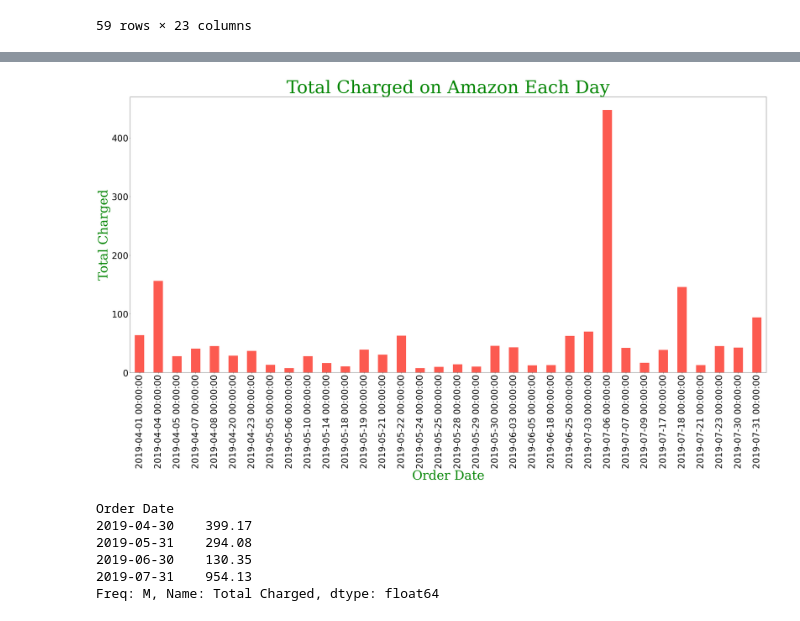
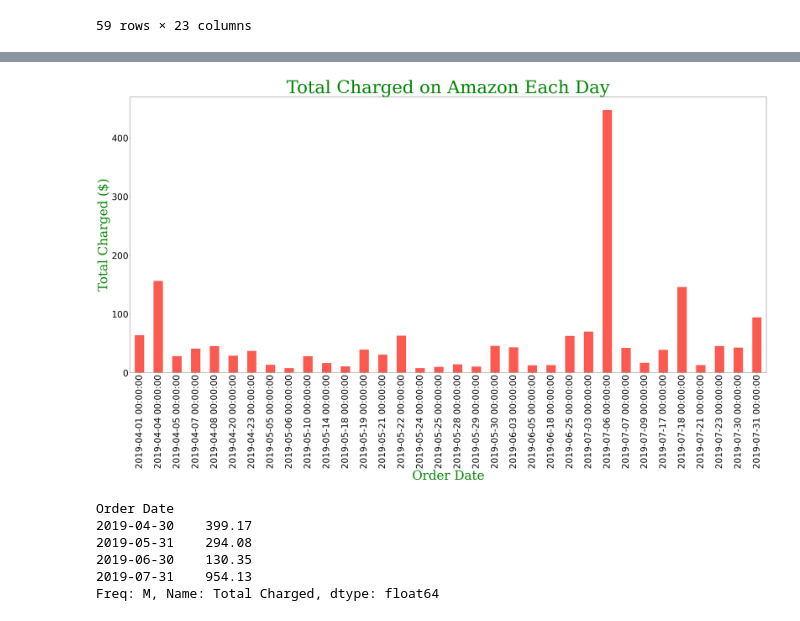
Before and after one commit to kylamazzotta/STAT1129Homework, a Jupyter notebook: Midterm_Mazzotta_Kyla.ipynb, the cells around one changed output, grey strips where cells are left out. Cells and saved outputs as stored; diff of their text form; code cells hidden in the pictures.

```diff
--- a/Midterm_Mazzotta_Kyla.ipynb
+++ b/Midterm_Mazzotta_Kyla.ipynb
@@ -317,16 +317,16 @@ Name: Subtotal, dtype: float64
 # %%
 daily_orders.plot.bar(figsize = (45, 20), color = "#FC5A50")
 font1 = {'family':'serif','color':'green','size':70}
 font2 = {'family':'serif','color':'green','size':50}
 plt.title("Total Charged on Amazon Each Day", fontdict = font1)
-plt.ylabel("Total Charged", fontdict = font2)
+plt.ylabel("Total Charged ($)", fontdict = font2)
 plt.xlabel("Order Date", fontdict = font2)
 plt.xticks(fontsize=35)
 plt.yticks(fontsize=35)
 
 plt.show()
 # %% [output]
-[figure, old version]
+[figure, new version]
 # %%
 df.resample(rule='M', on= "Order Date")["Total Charged"].sum()
 # %% [output]
```
